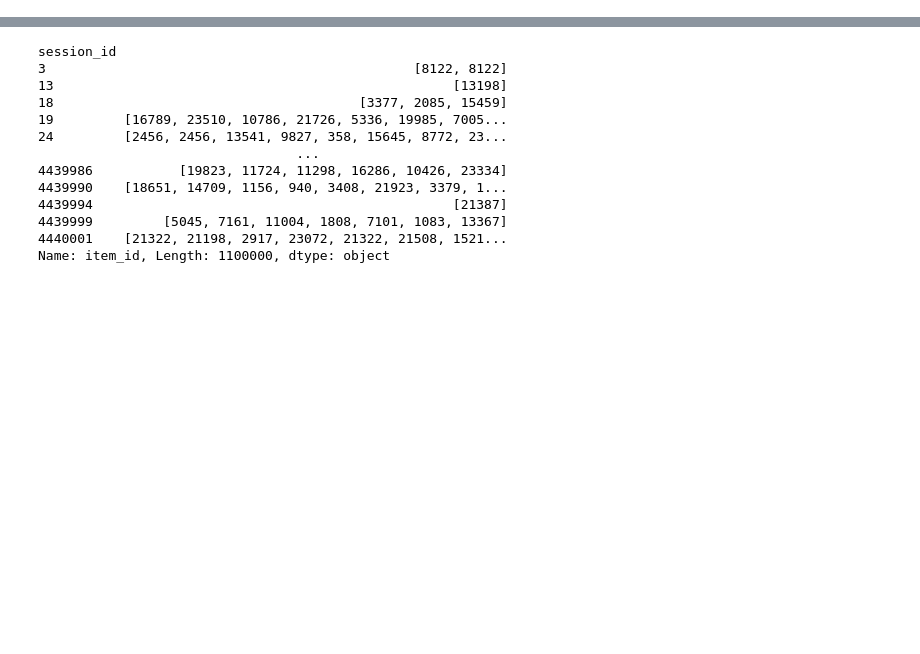
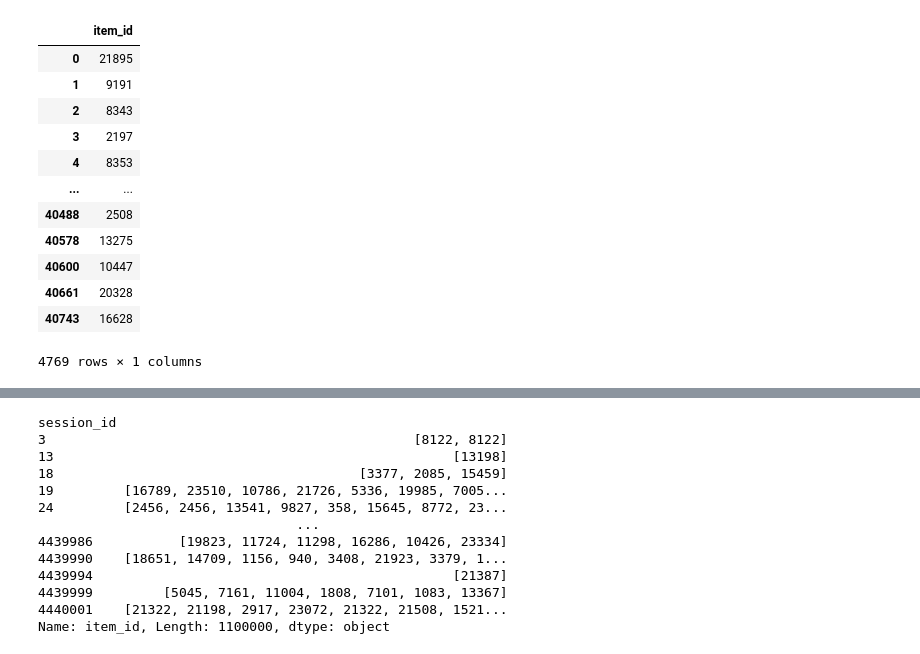
Before and after one commit to damicoedoardo/RecSysChallenge2022, a Jupyter notebook: src/notebooks/13_04_item_features.ipynb, the cells around one changed output, grey strips where cells are left out. Saved outputs shown, nothing was run; the diff lists cells and outputs as text; code cells hidden in the pictures; blank space fills up the shorter version.

```diff
--- a/src/notebooks/13_04_item_features.ipynb
+++ b/src/notebooks/13_04_item_features.ipynb
@@ -12,3 +12,20 @@ dataset = Dataset()
 split_dict = dataset.get_split()
 train, train_label = split_dict[TRAIN]
 val, val_label = split_dict[VAL]
+test, test_label = split_dict[TEST]
+# %%
+pd.concat([val_label, test_label])[[ITEM_ID]].drop_duplicates()
+# %% [output]
+|  | item_id |
+| 0 | 21895 |
+| 1 | 9191 |
+| 2 | 8343 |
+| 3 | 2197 |
+| 4 | 8353 |
+| ... | ... |
+| 40488 | 2508 |
+| 40578 | 13275 |
+| 40600 | 10447 |
+| 40661 | 20328 |
+| 40743 | 16628 |
+4769 rows × 1 columns
```
Also changed, not shown: parts of 3 cells of this notebook, 5 other files.
